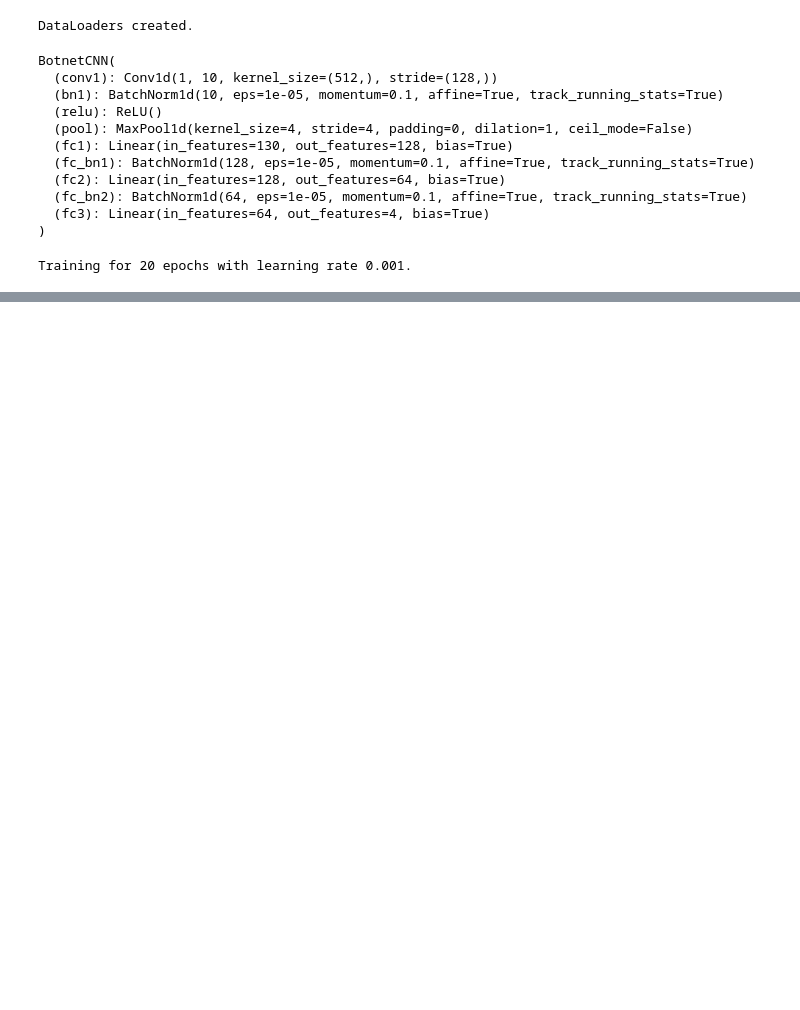
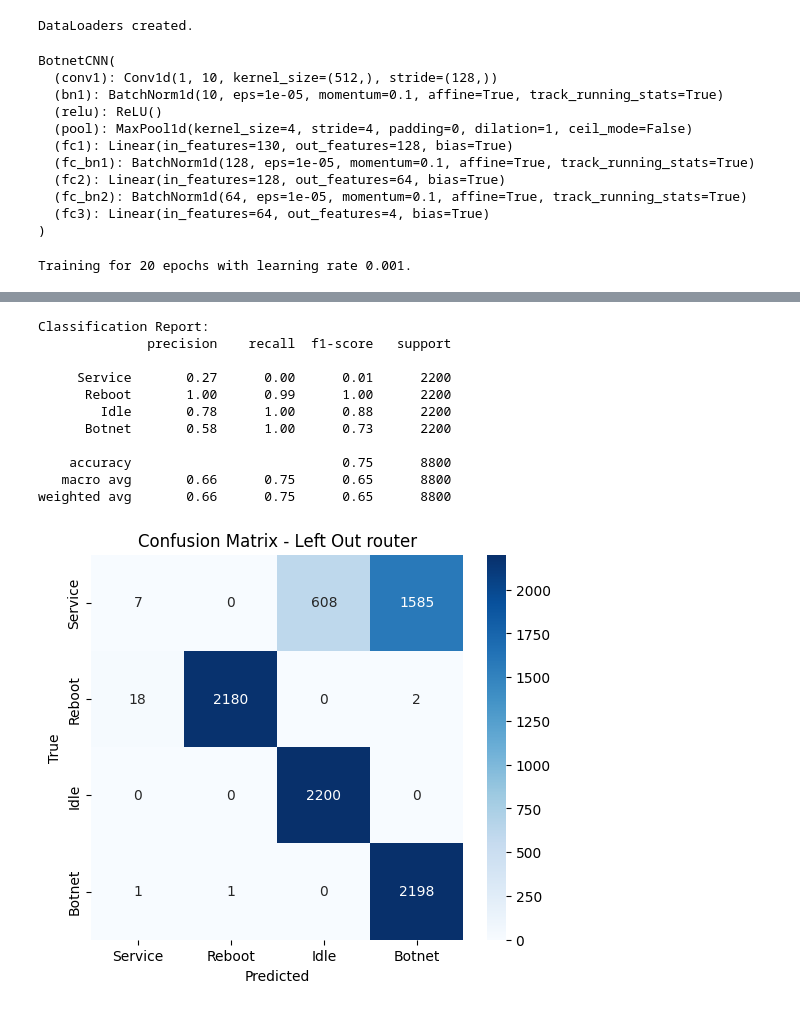
Before and after one commit to Binwakil/Power_Based-IOT-Botnet-Detection, a Jupyter notebook: DetectionPipeline.ipynb, the cells around one changed output, grey strips where cells are left out. Drawn from its saved outputs; the diff is of its cells as text; code cells hidden in the pictures; blank space fills up the shorter version.

```diff
--- a/DetectionPipeline.ipynb
+++ b/DetectionPipeline.ipynb
@@ -498,0 +1249,50 @@ weighted avg       0.99      0.99      0.99      1205
+# %%
+import numpy as np
+from sklearn.metrics import confusion_matrix, classification_report
+import seaborn as sns
+import matplotlib.pyplot as plt
+
+# Example for one device (if you want to do it in the loop above, you can do so):
+left_out = 'router'  # for instance
+test_X = device_data[left_out]['X']
+test_Y = device_data[left_out]['Y']
+
+test_dataset = LODODataset(test_X, test_Y, normalize=True)
+test_loader = DataLoader(test_dataset, batch_size=batch_size, shuffle=False)
+
+model.eval()
+all_preds = []
+all_labels = []
+with torch.no_grad():
+    for X_batch, Y_batch in test_loader:
+        X_batch, Y_batch = X_batch.to(device), Y_batch.to(device)
+        outputs = model(X_batch)
+        _, predicted = torch.max(outputs, 1)
+        all_preds.extend(predicted.cpu().numpy())
+        all_labels.extend(Y_batch.cpu().numpy())
+
+class_names = ['Service', 'Reboot', 'Idle', 'Botnet']
+cm = confusion_matrix(all_labels, all_preds)
+print("Classification Report:")
+print(classification_report(all_labels, all_preds, target_names=class_names))
+
+plt.figure(figsize=(6,5))
+sns.heatmap(cm, annot=True, fmt='d', cmap='Blues',
+            xticklabels=class_names, yticklabels=class_names)
+plt.xlabel("Predicted")
+plt.ylabel("True")
+plt.title(f"Confusion Matrix - Left Out {left_out}")
+plt.show()
+# %% [output]
+Classification Report:
+              precision    recall  f1-score   support
+
+     Service       0.27      0.00      0.01      2200
+      Reboot       1.00      0.99      1.00      2200
+        Idle       0.78      1.00      0.88      2200
+      Botnet       0.58      1.00      0.73      2200
+
+    accuracy                           0.75      8800
+   macro avg       0.66      0.75      0.65      8800
+weighted avg       0.66      0.75      0.65      8800
+[figure, added]
```
Also changed, not shown: parts of 25 cells of this notebook, 1 other file.
